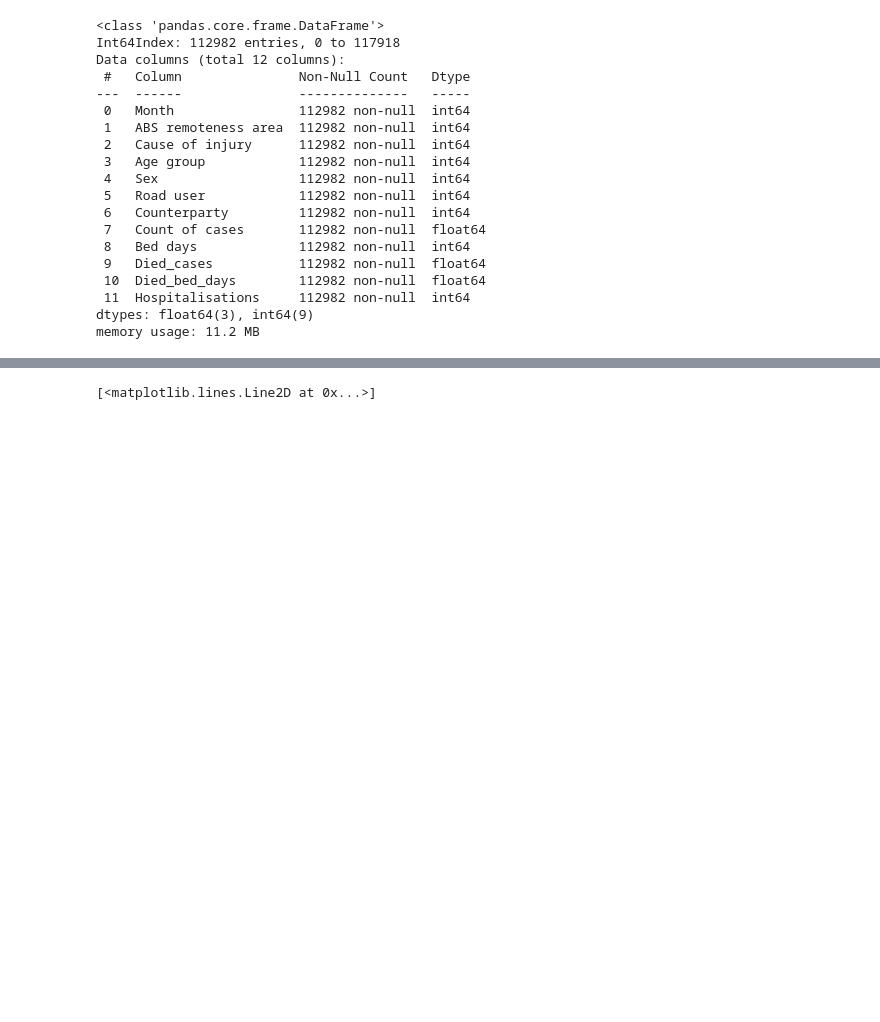
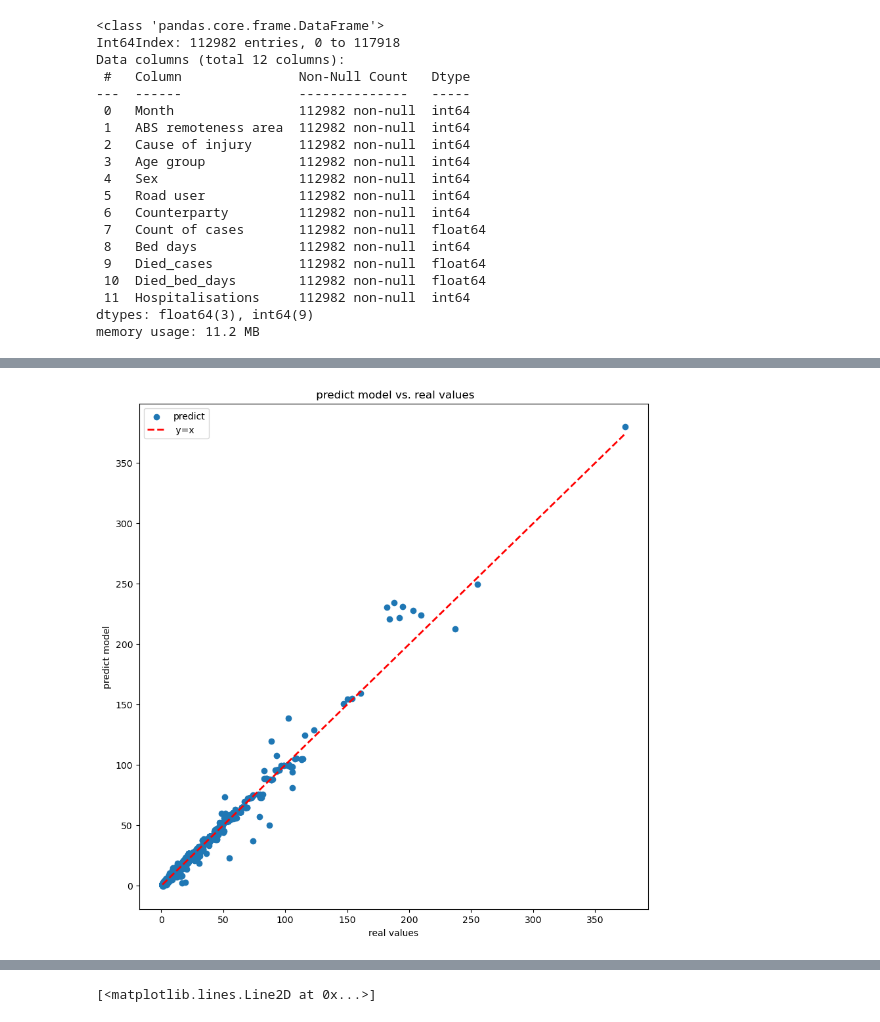
Before and after one commit to mraminamiri/National_Accident, a Jupyter notebook: bed_days_estimators.ipynb, the cells around one changed output, grey strips where cells are left out. Cells and saved outputs as stored; diff of their text form; code cells hidden in the pictures; blank space fills up the shorter version.

```diff
--- a/bed_days_estimators.ipynb
+++ b/bed_days_estimators.ipynb
@@ -150,3 +165,26 @@ _ = ax.scatter(y_test, pred)
+# %%
+import matplotlib.pyplot as plt
+
+fig, ax = plt.subplots(figsize=(10, 10))
+
+# رسم نمودار scatter
+_ = ax.scatter(y_test, pred, label='predict')
+
+# رسم خط y=x
+ax.plot([min(y_test), max(y_test)], [min(y_test), max(y_test)], color='red', linestyle='--', linewidth=2, label=' y=x')
+
+# افزودن لجند
+ax.legend()
+
+# تنظیمات دیگر
+ax.set_title(' predict model vs. real values')
+ax.set_xlabel('real values')
+ax.set_ylabel('predict model')
+
+# نمایش نمودار
+plt.show()
+# %% [output]
+[figure, added]
 # %%
 fig, ax = plt.subplots(figsize=(14, 5))
 
```
Also changed, not shown: parts of 12 cells of this notebook.
